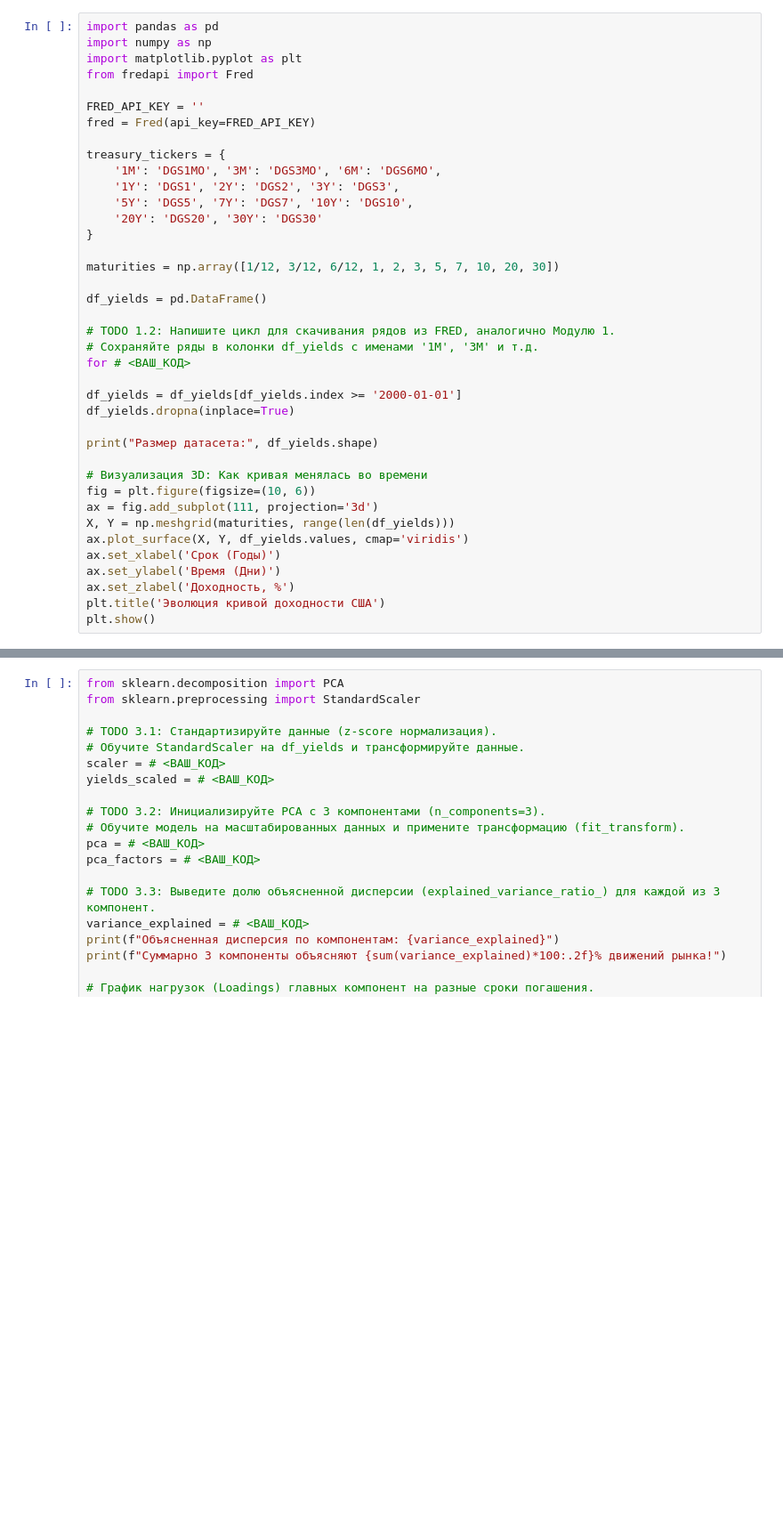
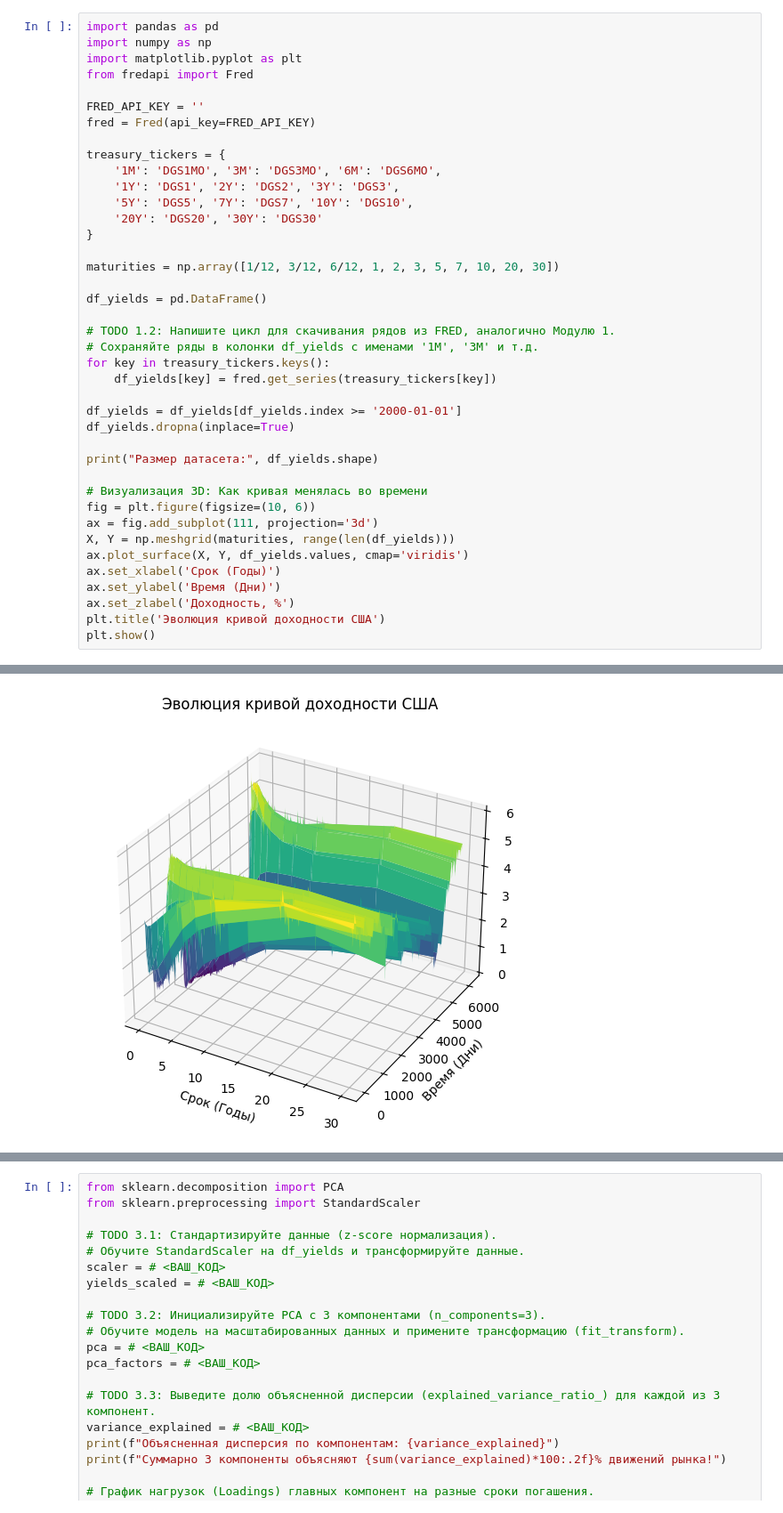
Before and after one commit to SemVan/BankingCourse, a Jupyter notebook: Seminar2.ipynb, the cells around one changed output, grey strips where cells are left out. Shown at 89% size. Cells and saved outputs as stored; diff of their text form; blank space fills up the shorter version.

```diff
--- a/Seminar2.ipynb
+++ b/Seminar2.ipynb
@@ -50,7 +54,8 @@ df_yields = pd.DataFrame()
 
 # TODO 1.2: Напишите цикл для скачивания рядов из FRED, аналогично Модулю 1.
 # Сохраняйте ряды в колонки df_yields с именами '1M', '3M' и т.д.
-for # <ВАШ_КОД>
+for key in treasury_tickers.keys():
+    df_yields[key] = fred.get_series(treasury_tickers[key])
 
 df_yields = df_yields[df_yields.index >= '2000-01-01']
 df_yields.dropna(inplace=True)
@@ -67,3 +72,4 @@ ax.set_ylabel('Время (Дни)')
 ax.set_zlabel('Доходность, %')
 plt.title('Эволюция кривой доходности США')
 plt.show()
+# %% [output]
@@ -69,0 +77 @@ plt.show()
+[figure, added]
```
Also changed, not shown: parts of 7 cells of this notebook, 1 other file.
